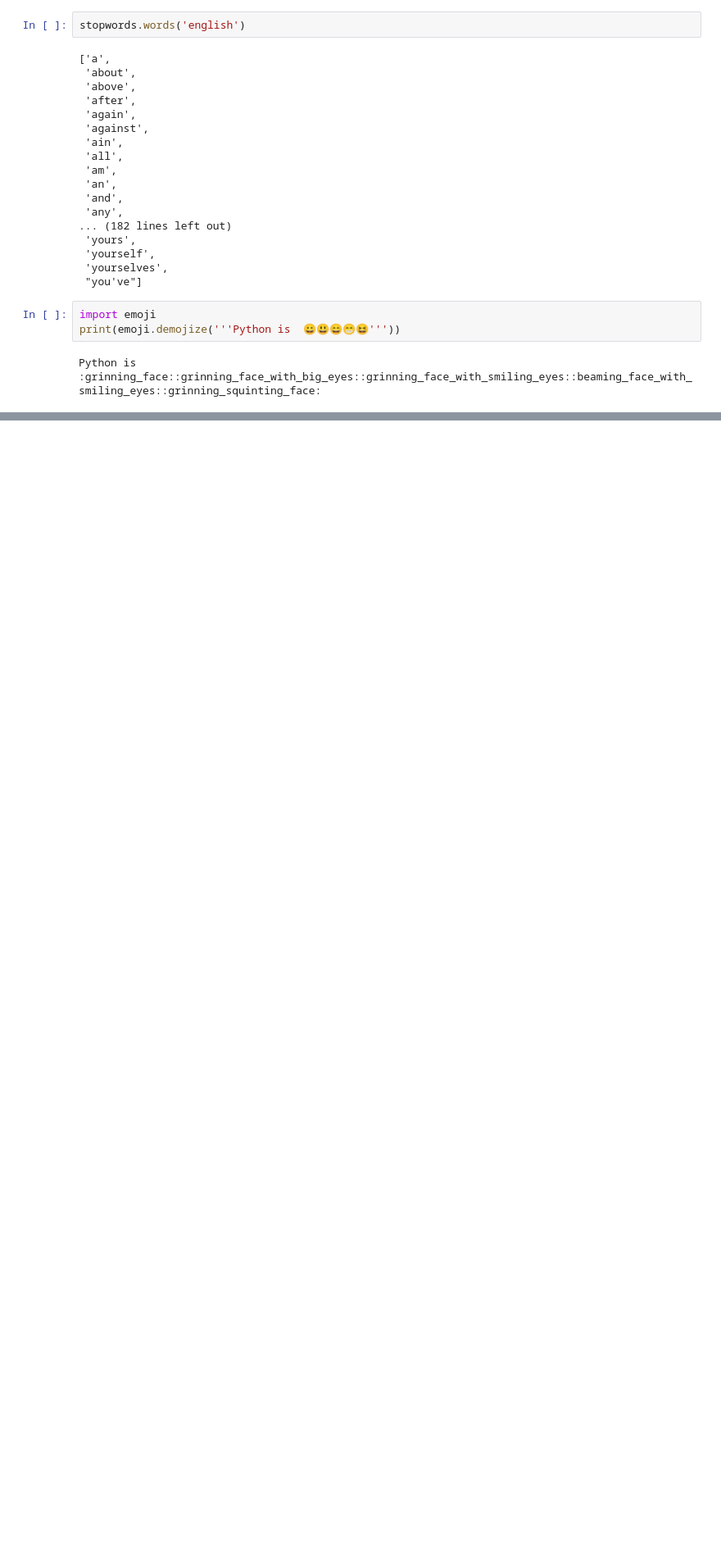
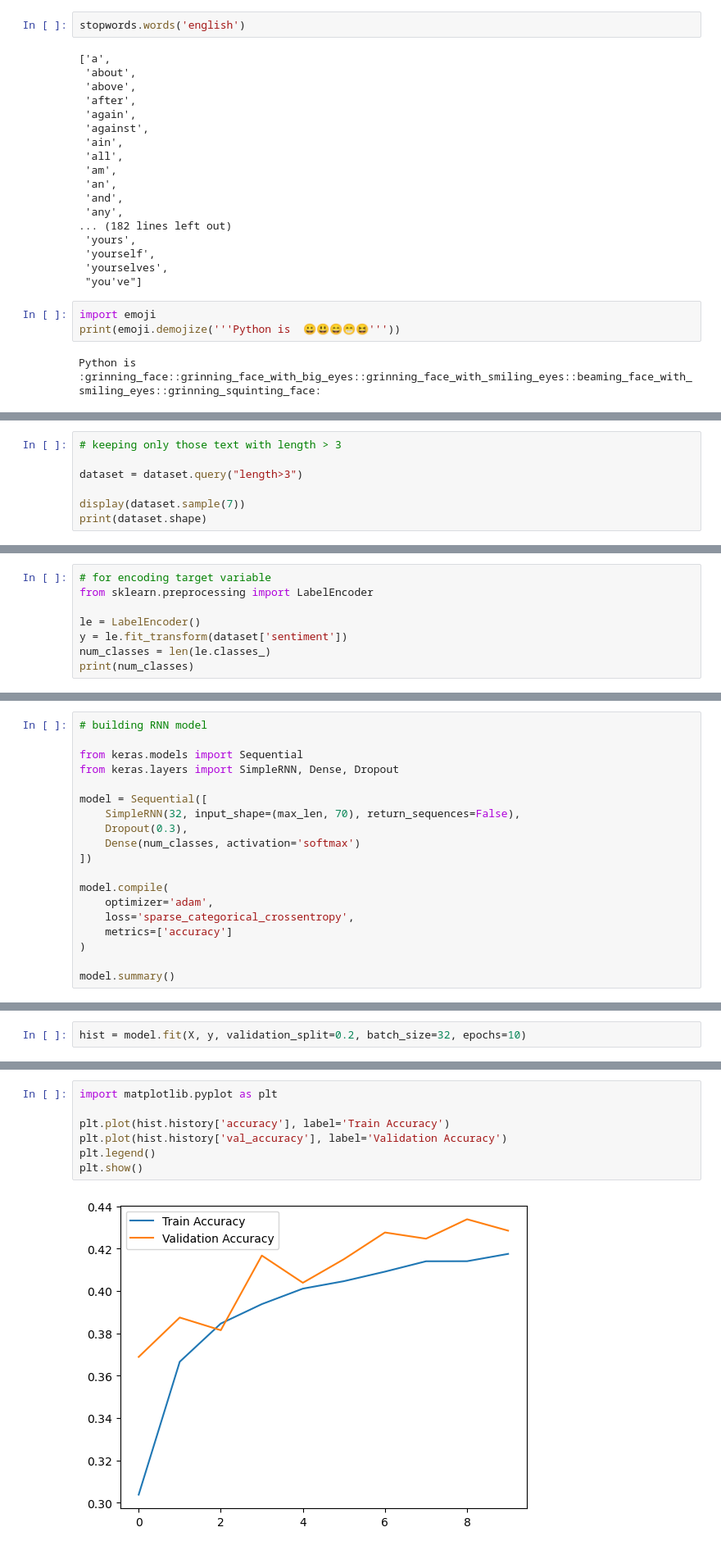
Before and after one commit to Naman-Agrawal19/DL, a Jupyter notebook: NLP.ipynb, the cells around one changed output, grey strips where cells are left out. Shown at 82% size. Drawn from its saved outputs; the diff is of its cells as text; blank space fills up the shorter version.

```diff
--- a/NLP.ipynb
+++ b/NLP.ipynb
@@ -265,0 +2829,7 @@ Python is  :grinning_face::grinning_face_with_big_eyes::grinning_face_with_smili
+# %%
+# keeping only those text with length > 3
+
+dataset = dataset.query("length>3")
+
+display(dataset.sample(7))
+print(dataset.shape)
@@ -265,0 +2884,8 @@ Python is  :grinning_face::grinning_face_with_big_eyes::grinning_face_with_smili
+# %%
+# for encoding target variable
+from sklearn.preprocessing import LabelEncoder
+
+le = LabelEncoder()
+y = le.fit_transform(dataset['sentiment'])
+num_classes = len(le.classes_)
+print(num_classes)
@@ -265,0 +2894,19 @@ Python is  :grinning_face::grinning_face_with_big_eyes::grinning_face_with_smili
+# %%
+# building RNN model
+
+from keras.models import Sequential
+from keras.layers import SimpleRNN, Dense, Dropout
+
+model = Sequential([
+    SimpleRNN(32, input_shape=(max_len, 70), return_sequences=False),
+    Dropout(0.3),
+    Dense(num_classes, activation='softmax')
+])
+
+model.compile(
+    optimizer='adam',
+    loss='sparse_categorical_crossentropy',
+    metrics=['accuracy']
+)
+
+model.summary()
@@ -265,0 +2929,2 @@ Python is  :grinning_face::grinning_face_with_big_eyes::grinning_face_with_smili
+# %%
+hist = model.fit(X, y, validation_split=0.2, batch_size=32, epochs=10)
@@ -265,0 +2952,9 @@ Python is  :grinning_face::grinning_face_with_big_eyes::grinning_face_with_smili
+# %%
+import matplotlib.pyplot as plt
+
+plt.plot(hist.history['accuracy'], label='Train Accuracy')
+plt.plot(hist.history['val_accuracy'], label='Validation Accuracy')
+plt.legend()
+plt.show()
+# %% [output]
+[figure, added]
```
Also changed, not shown: parts of 182 cells of this notebook, 21 other files.
